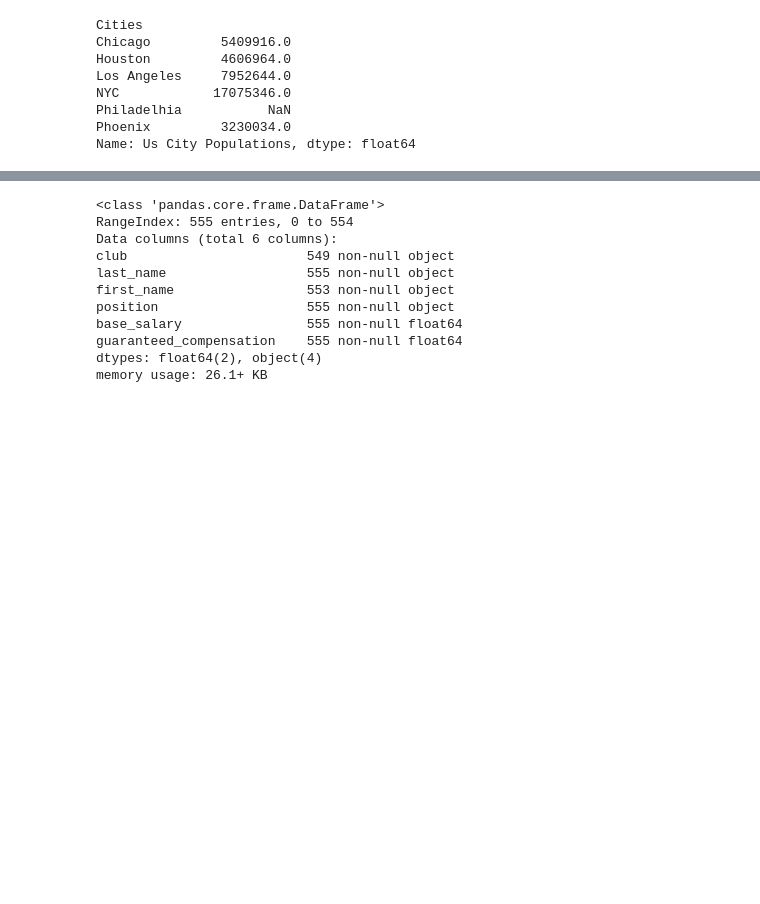
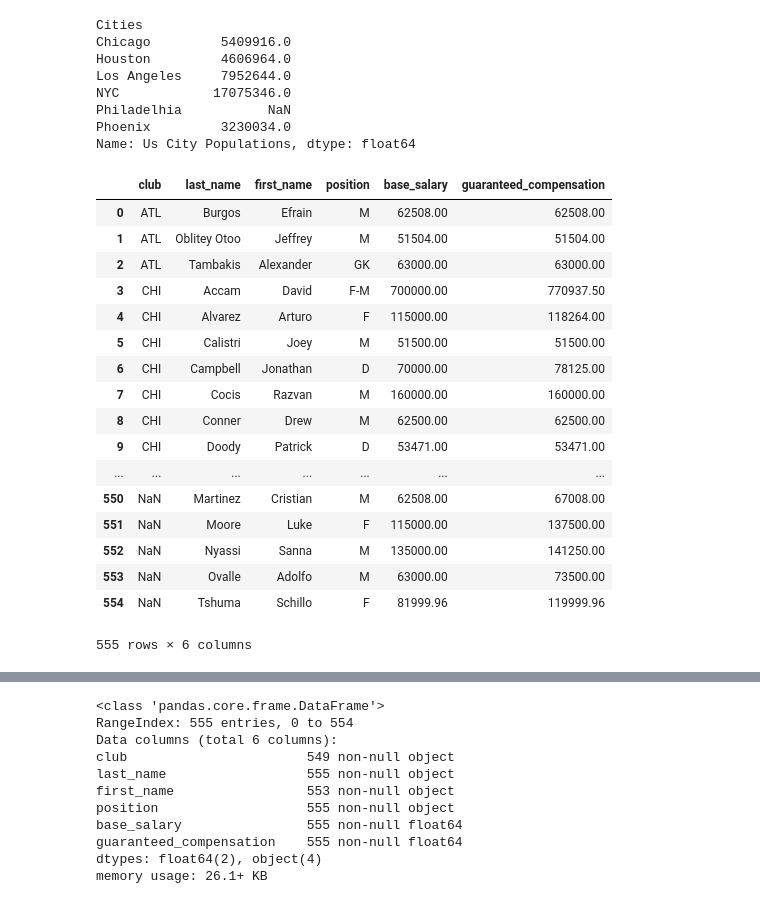
Before and after one commit to BoydVoyd/py-useful, a Jupyter notebook: pandas/pandas in a nutshell.ipynb, the cells around one changed output, grey strips where cells are left out. Drawn from its saved outputs; the diff is of its cells as text; code cells hidden in the pictures; blank space fills up the shorter version.

```diff
--- a/pandas/pandas in a nutshell.ipynb
+++ b/pandas/pandas in a nutshell.ipynb
@@ -55,3 +60,24 @@ Phoenix         3230034.0
 Name: Us City Populations, dtype: float64
 # %%
 df = pd.read_csv("https://raw.githubusercontent.com/data-is-plural/mls-salaries/master/csvs/mls-salaries-2016.csv")
+# %%
+df
+# %% [output]
+|  | club | last_name | first_name | position | base_salary | guaranteed_compensation |
+| 0 | ATL | Burgos | Efrain | M | 62508.00 | 62508.00 |
+| 1 | ATL | Oblitey Otoo | Jeffrey | M | 51504.00 | 51504.00 |
+| 2 | ATL | Tambakis | Alexander | GK | 63000.00 | 63000.00 |
+| 3 | CHI | Accam | David | F-M | 700000.00 | 770937.50 |
+| 4 | CHI | Alvarez | Arturo | F | 115000.00 | 118264.00 |
+| 5 | CHI | Calistri | Joey | M | 51500.00 | 51500.00 |
+| 6 | CHI | Campbell | Jonathan | D | 70000.00 | 78125.00 |
+| 7 | CHI | Cocis | Razvan | M | 160000.00 | 160000.00 |
+| 8 | CHI | Conner | Drew | M | 62500.00 | 62500.00 |
+| 9 | CHI | Doody | Patrick | D | 53471.00 | 53471.00 |
+| ... | ... | ... | ... | ... | ... | ... |
+| 550 | NaN | Martinez | Cristian | M | 62508.00 | 67008.00 |
+| 551 | NaN | Moore | Luke | F | 115000.00 | 137500.00 |
+| 552 | NaN | Nyassi | Sanna | M | 135000.00 | 141250.00 |
+| 553 | NaN | Ovalle | Adolfo | M | 63000.00 | 73500.00 |
+| 554 | NaN | Tshuma | Schillo | F | 81999.96 | 119999.96 |
+555 rows × 6 columns
```
Also changed, not shown: parts of 32 cells of this notebook, 27 other files.
